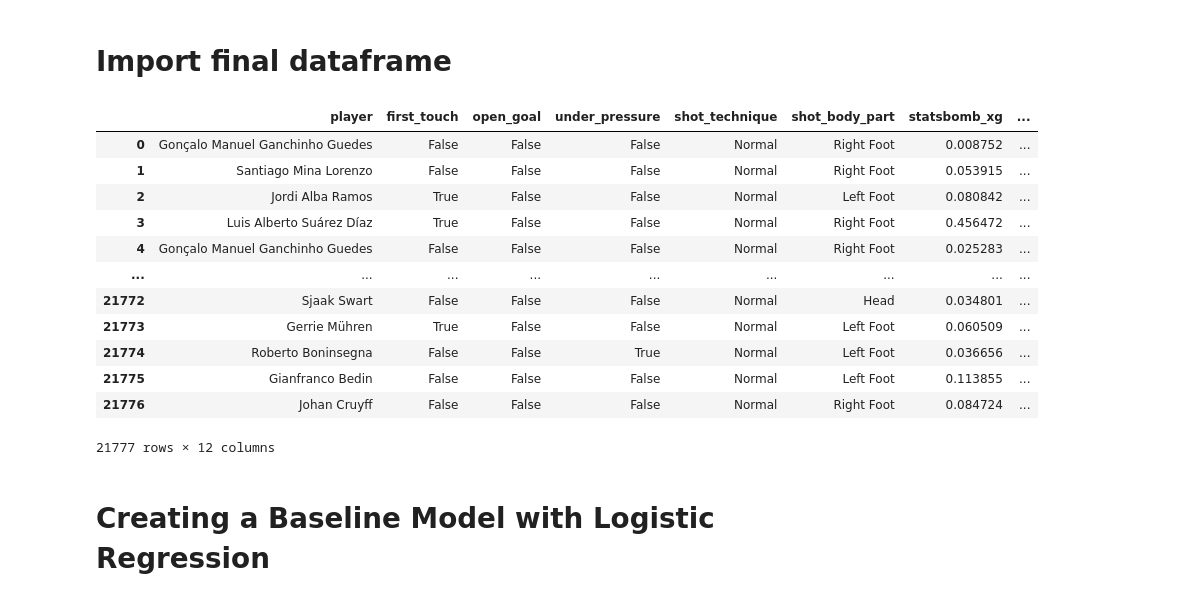
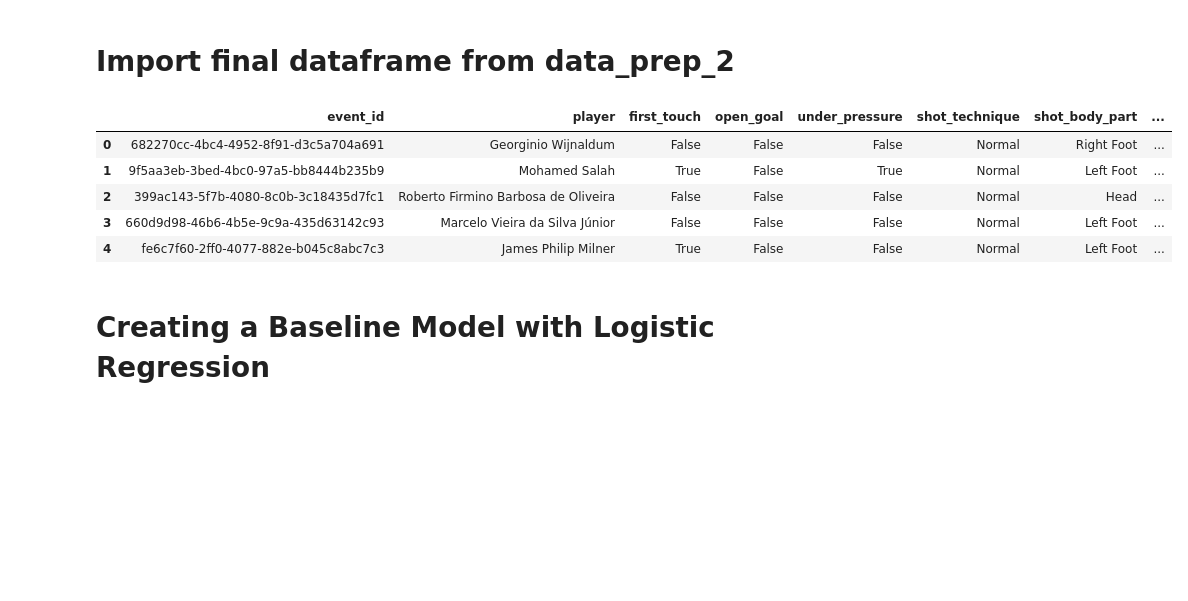
Before and after one commit to AnasKunda/aml_project, a Jupyter notebook: baseline_model_notebook.ipynb, the cells around one changed output. Drawn from its saved outputs; the diff is of its cells as text; code cells hidden in the pictures; blank space fills up the shorter version.

```diff
--- a/baseline_model_notebook.ipynb
+++ b/baseline_model_notebook.ipynb
@@ -13,4 +21,4 @@ ROOT = os.path.join(os.getcwd(), 'Statsbomb_data\open-data-master')
 DATA = os.path.join(ROOT, 'data')
 FINAL_DF = os.path.join(ROOT,'final_dataframes')
 # %% [markdown]
-# Import final dataframe
+# Import final dataframe from data_prep_2
@@ -21,19 +25,20 @@ df = pd.read_pickle(
-# %%
-df
-# %% [output]
-|  | player | first_touch | open_goal | under_pressure | shot_technique | shot_body_part | statsbomb_xg | ... |
-| 0 | Gonçalo Manuel Ganchinho Guedes | False | False | False | Normal | Right Foot | 0.008752 | ... |
-| 1 | Santiago Mina Lorenzo | False | False | False | Normal | Right Foot | 0.053915 | ... |
-| 2 | Jordi Alba Ramos | True | False | False | Normal | Left Foot | 0.080842 | ... |
-| 3 | Luis Alberto Suárez Díaz | True | False | False | Normal | Right Foot | 0.456472 | ... |
-| 4 | Gonçalo Manuel Ganchinho Guedes | False | False | False | Normal | Right Foot | 0.025283 | ... |
-| ... | ... | ... | ... | ... | ... | ... | ... | ... |
-| 21772 | Sjaak Swart | False | False | False | Normal | Head | 0.034801 | ... |
-| 21773 | Gerrie Mühren | True | False | False | Normal | Left Foot | 0.060509 | ... |
-| 21774 | Roberto Boninsegna | False | False | True | Normal | Left Foot | 0.036656 | ... |
-| 21775 | Gianfranco Bedin | False | False | False | Normal | Left Foot | 0.113855 | ... |
-| 21776 | Johan Cruyff | False | False | False | Normal | Right Foot | 0.084724 | ... |
-21777 rows × 12 columns
+# %%
+''' Import the final dataset prepared in data_prep_2 file. I will use this dataset to train baseline model.
+
+Variables:-
+FINAL_DF - string - file path of all pickle files.
+'''
+df = pd.read_pickle(
+    filepath_or_buffer=os.path.join(FINAL_DF,'final_df.pkl')
+)
+df.head()
+# %% [output]
+|  | event_id | player | first_touch | open_goal | under_pressure | shot_technique | shot_body_part | ... |
+| 0 | 682270cc-4bc4-4952-8f91-d3c5a704a691 | Georginio Wijnaldum | False | False | False | Normal | Right Foot | ... |
+| 1 | 9f5aa3eb-3bed-4bc0-97a5-bb8444b235b9 | Mohamed Salah | True | False | True | Normal | Left Foot | ... |
+| 2 | 399ac143-5f7b-4080-8c0b-3c18435d7fc1 | Roberto Firmino Barbosa de Oliveira | False | False | False | Normal | Head | ... |
+| 3 | 660d9d98-46b6-4b5e-9c9a-435d63142c93 | Marcelo Vieira da Silva Júnior | False | False | False | Normal | Left Foot | ... |
+| 4 | fe6c7f60-2ff0-4077-882e-b045c8abc7c3 | James Philip Milner | True | False | False | Normal | Left Foot | ... |
 # %% [markdown]
 # Creating a Baseline Model with Logistic Regression
 # %% [markdown]
```
Also changed, not shown: parts of 39 cells of this notebook, 3 other files.
